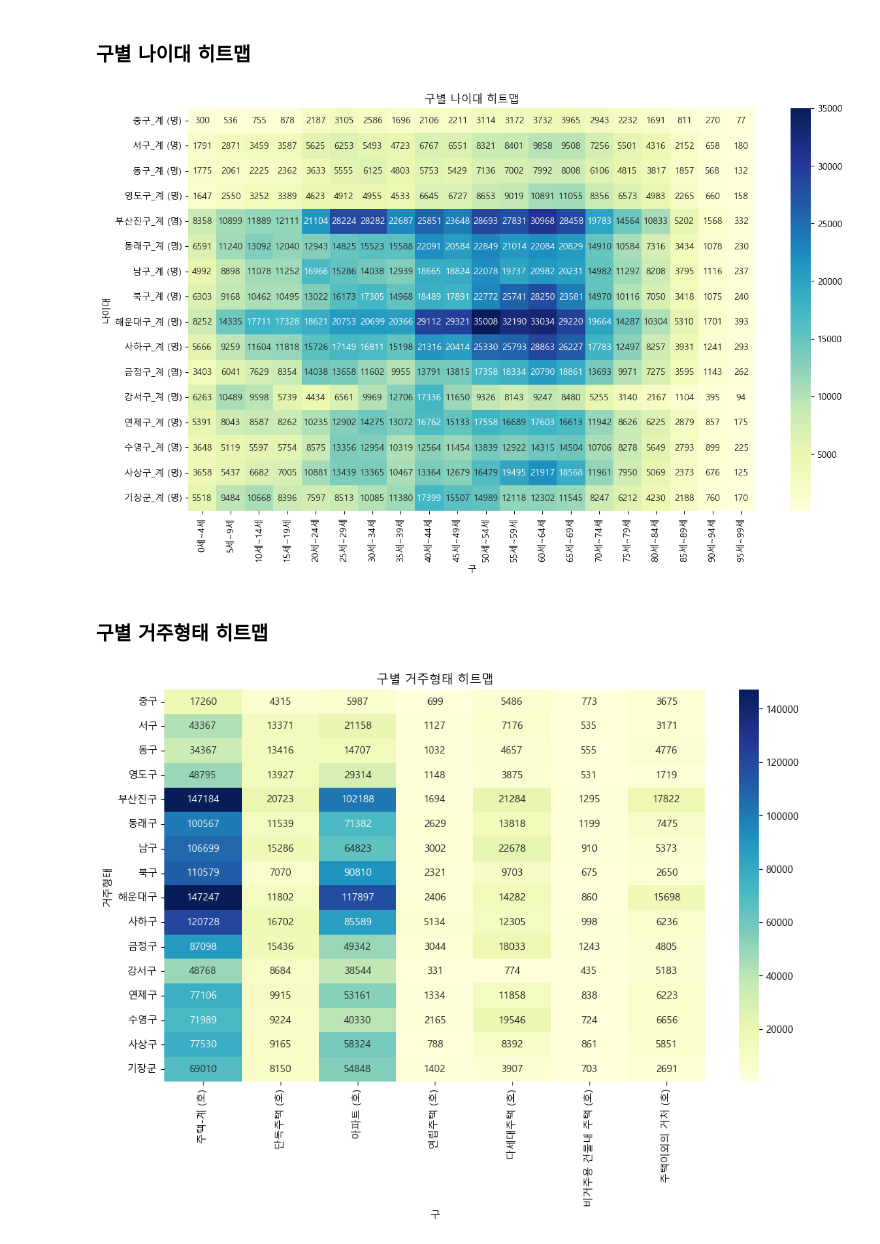
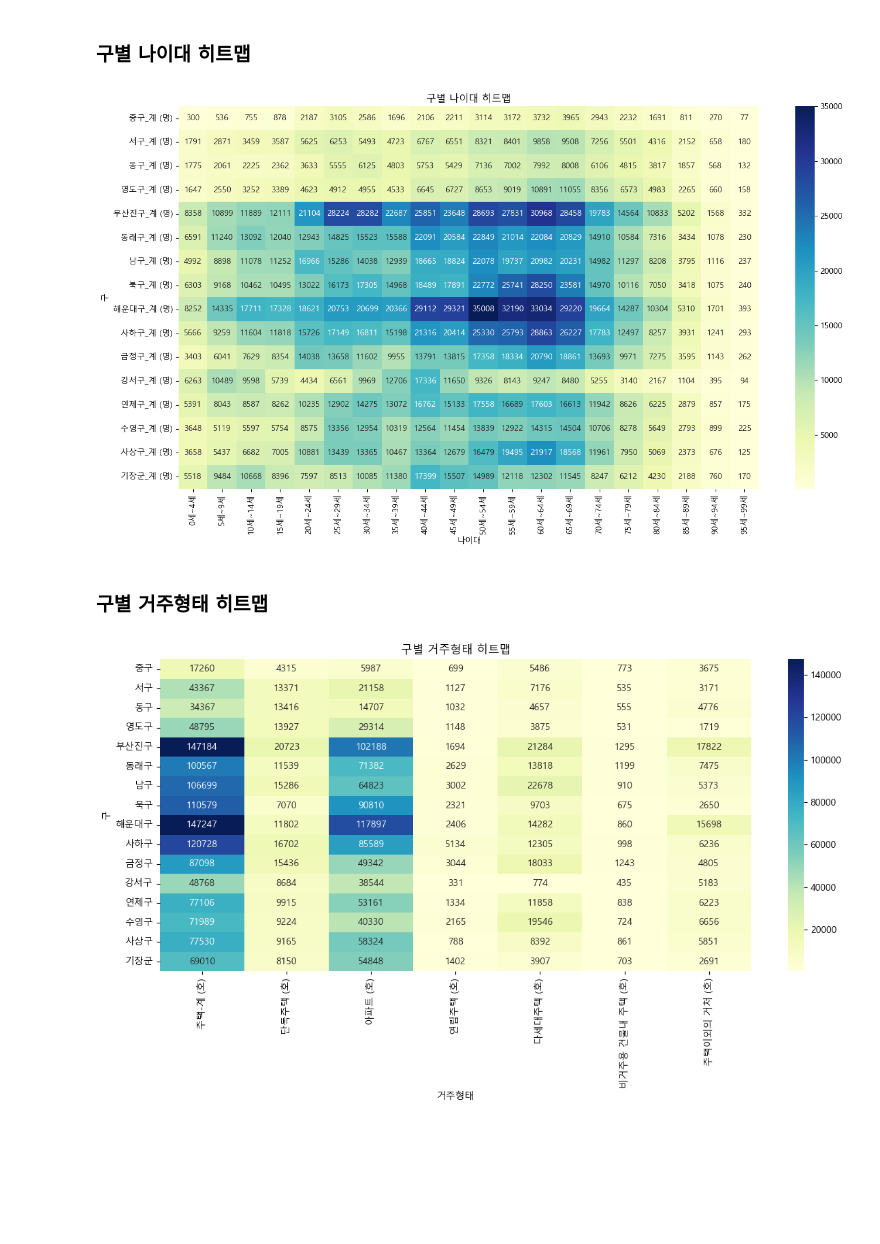
Before and after one commit to s53uni/metro-farm, a Jupyter notebook: 01_탐색적_데이터_분석.ipynb, the cells around one changed output. Cells and saved outputs as stored; diff of their text form; code cells hidden in the pictures; blank space fills up the shorter version.

```diff
--- a/01_탐색적_데이터_분석.ipynb
+++ b/01_탐색적_데이터_분석.ipynb
@@ -662,16 +604,17 @@ plt.savefig('./savefig/구별산업체수히트맵.png')
 # %%
 # 구별 나이대 히트맵
 temp = kor_stats.set_index('연령별(1)_연령별(1)')
 temp = temp.iloc[1:-4, 1:].astype(int).T
 
 plt.figure(figsize=(14, 8))
 sns.heatmap(temp, annot=True, fmt='d', cmap='YlGnBu')
 plt.title('구별 나이대 히트맵')
-plt.ylabel('나이대')
-plt.xlabel('구')
+plt.xlabel('나이대')
+plt.ylabel('구')
+plt.tight_layout()
 plt.savefig('./savefig/구별나이대히트맵.png')
 # %% [output]
-[figure, old version]
+[figure, new version]
 # %% [markdown]
 ### 구별 거주형태 히트맵
 # %%
@@ -681,8 +624,9 @@ temp = temp.iloc[1:, -10:-3].astype(int)
 plt.figure(figsize=(12, 7))
 sns.heatmap(temp, annot=True, fmt='d', cmap='YlGnBu')
 plt.title('구별 거주형태 히트맵')
-plt.ylabel('거주형태')
-plt.xlabel('구')
+plt.xlabel('거주형태')
+plt.ylabel('구')
+plt.tight_layout()
 plt.savefig('./savefig/구별거주형태히트맵.png')
 # %% [output]
-[figure, old version]
+[figure, new version]
```
Also changed, not shown: parts of 5 cells of this notebook.
